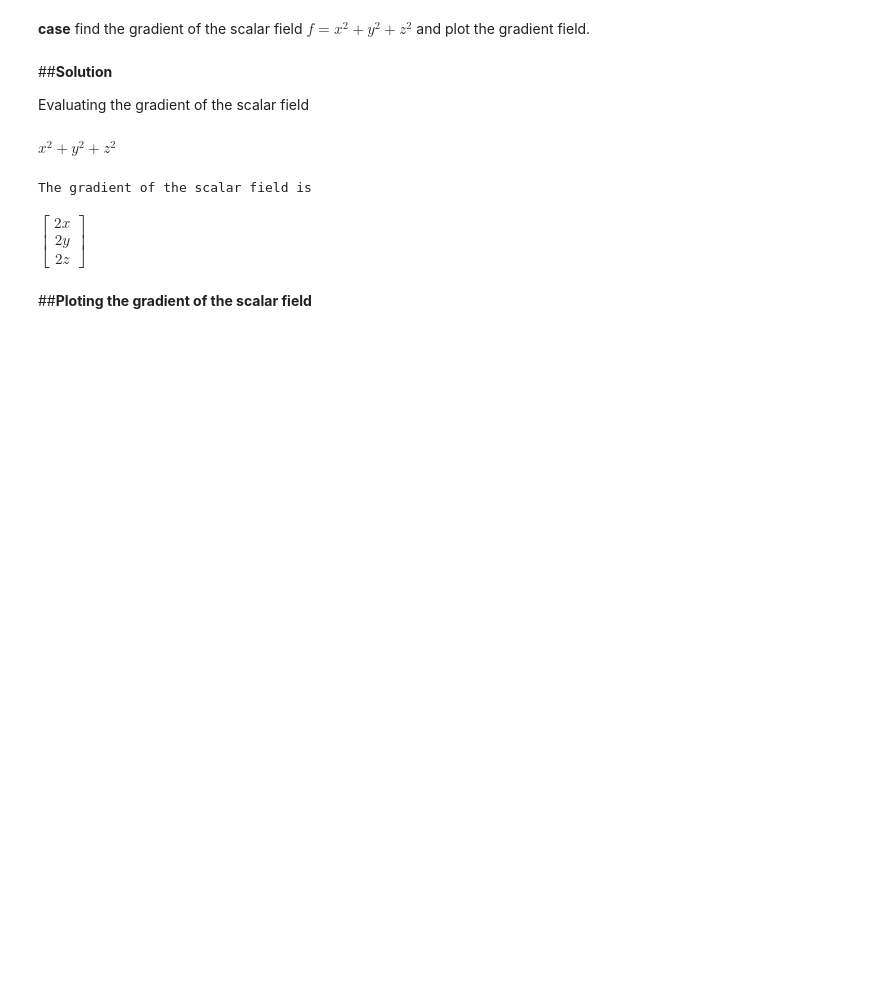
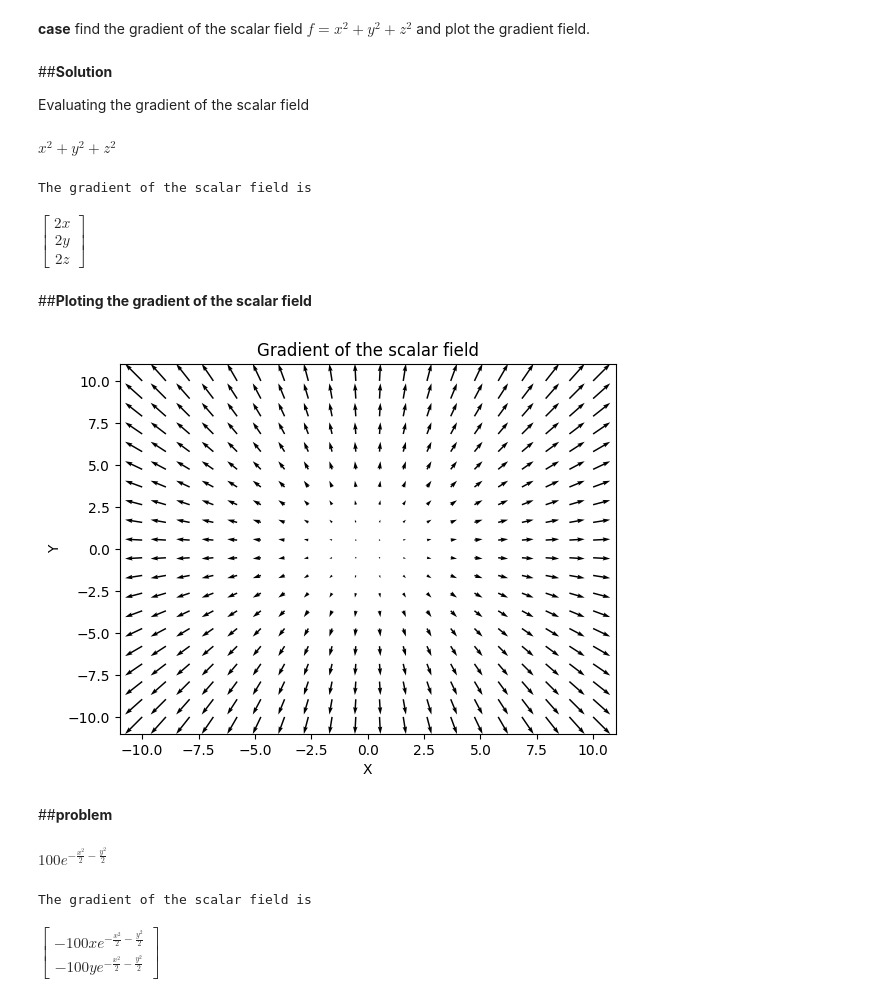
Before and after one commit to jesteenaec2529-collab/s2codebase, a Jupyter notebook: Experiment3.ipynb, the cells around one changed output. Cells and saved outputs as stored; diff of their text form; code cells hidden in the pictures; blank space fills up the shorter version.

```diff
--- a/Experiment3.ipynb
+++ b/Experiment3.ipynb
@@ -36,31 +36,54 @@ $\displaystyle \left[\begin{matrix}2 x\\2 y\\2 z\end{matrix}\right]$
 import numpy as np
 import matplotlib.pyplot as plt
 
 #Define a grid of points where you want to evaluate the gradient
 x_vals = np.linspace(-10,10,20)
 y_vals = np.linspace(-10,10,20)
 z_vals = 0 # for 2D visulization in the z=0 plane
 
 X,Y = np.meshgrid(x_vals,y_vals)
 
 #Initialize arrays to store gradient components
 
 u = np.zeros_like(X, dtype =float)
 v = np.zeros_like(Y, dtype =float)
 
 #Evauate the gradient at each point
 for i in range(X.shape[0]):
   for j in range(X.shape[1]):
-    grad_evaluated = gradient.subs({x:X[i,j],y:Y[i,j],z:z_val})
+    grad_evaluated = gradient.subs({x:X[i,j],y:Y[i,j],z:z_vals})
     u[i,j] = grad_evaluated[0]
     v[i,j] = grad_evaluated[1]
 
 
 #Plot the gradient vectors using matplotlib
 fig ,ax =plt.subplots()
 ax.quiver(X,Y,u,v)
 ax.set_xlabel('X')
 ax.set_ylabel('Y')
 ax.set_title('Gradient of the scalar field')
 
 plt.show()
+# %% [output]
+[figure, added]
+# %% [markdown]
+##**problem**
+# %%
+import sympy as sp
+#Define the symbols
+x,y =sp.symbols('x y')
+
+#Define the scalar field
+
+scalar_field1 =100*sp.exp(-(x**2+y**2)/2) #Examole scalar field
+scalar_field1
+# %% [output]
+$\displaystyle 100 e^{- \frac{x^{2}}{2} - \frac{y^{2}}{2}}$
+# %%
+#compute the gradient
+grad = sp.Matrix([sp.diff(scalar_field1,var) for var in(x,y)])
+print("The gradient of the scalar field is")
+grad
+# %% [output]
+The gradient of the scalar field is
+$\displaystyle \left[\begin{matrix}- 100 x e^{- \frac{x^{2}}{2} - \frac{y^{2}}{2}}\\- 100 y e^{- \frac{x^{2}}{2} - \frac{y^{2}}{2}}\end{matrix}\right]$
```
